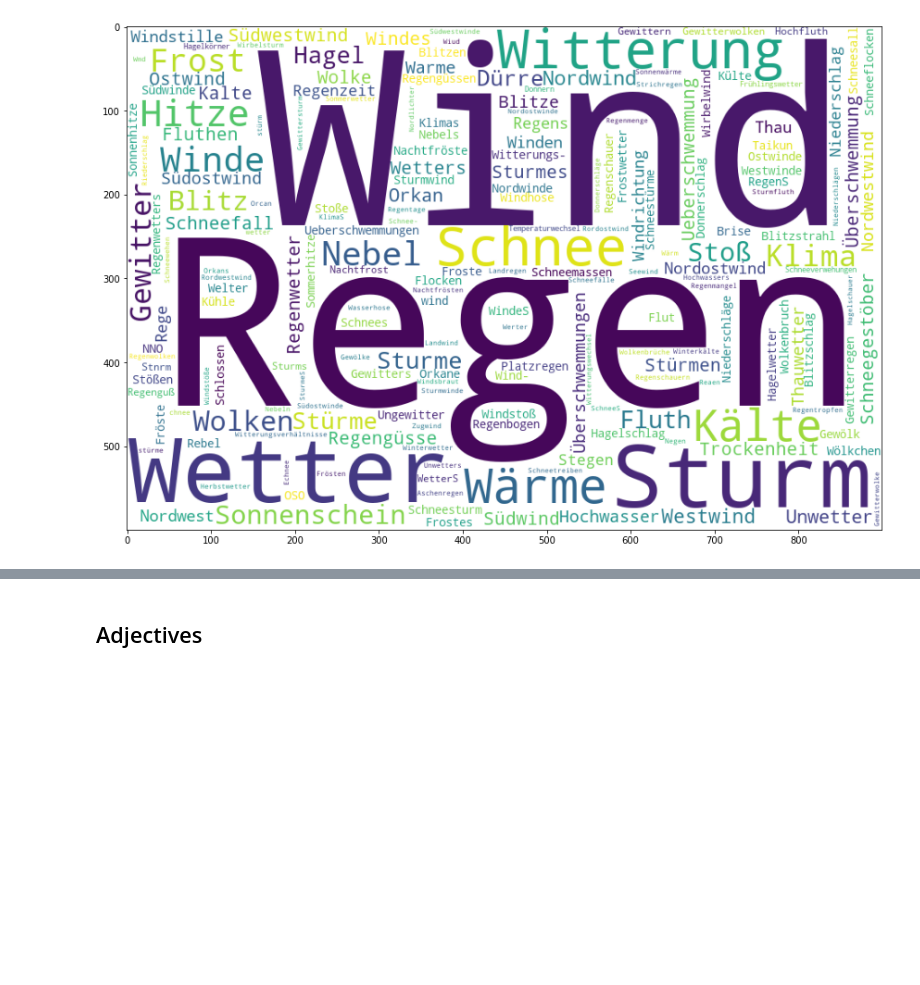
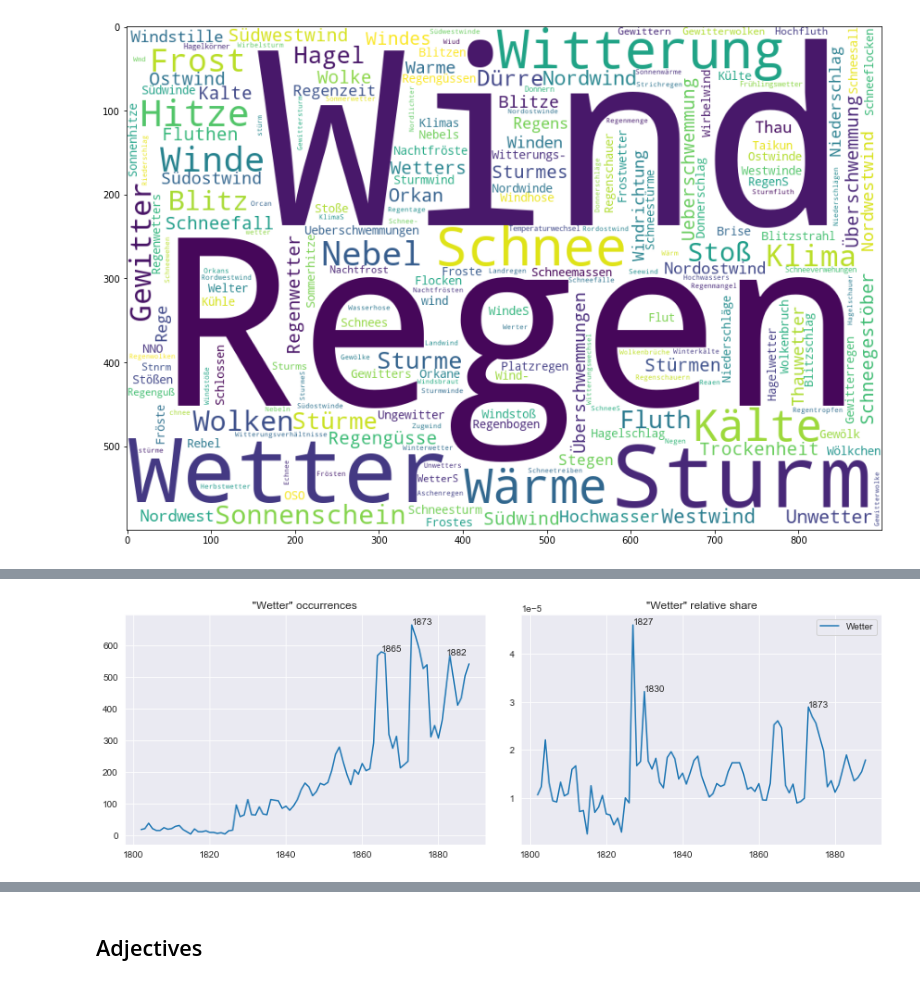
Before and after one commit to krkryger/clim-dist, a Jupyter notebook: notebooks/analysis.ipynb, the cells around one changed output, grey strips where cells are left out. Cells and saved outputs as stored; diff of their text form; code cells hidden in the pictures; blank space fills up the shorter version.

```diff
--- a/notebooks/analysis.ipynb
+++ b/notebooks/analysis.ipynb
@@ -64,0 +94,5 @@ plt.show()
+# %%
+wetter_witterung_list = ['Wetter', 'Welter', 'Witterung', 'Herbstwetter', 'Frühlingswetter', 'Werter',
+                         'Wetters', 'Sommerwetter', 'FrühlingSwetter', 'Witteruug', 'Winterwetter', 'Maiwetter',
+                         'Witternng', 'WetterS', 'Welters']
+klima_list = ['Klima', 'Klimas', 'Clima', 'KlimaS']
@@ -64,0 +155,4 @@ plt.show()
+# %%
+find_single_entity_freq(ents_ruled, wetter_witterung_list)
+# %% [output]
+[figure, added]
```
Also changed, not shown: parts of 21 cells of this notebook.
